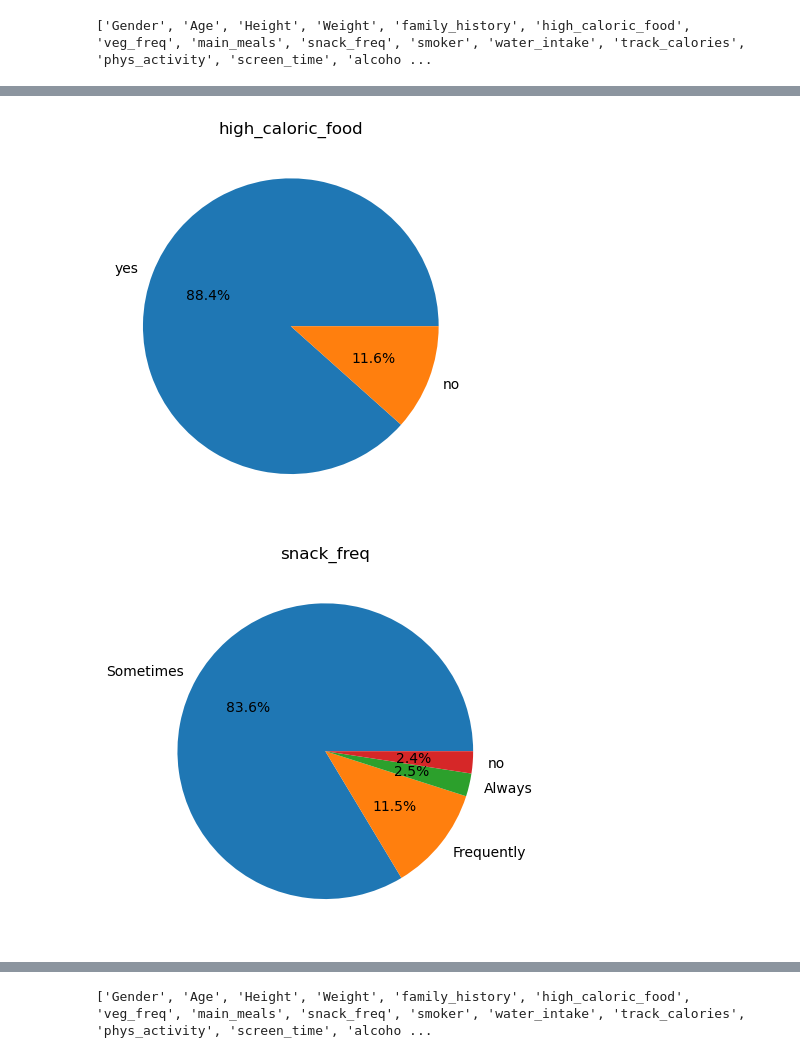
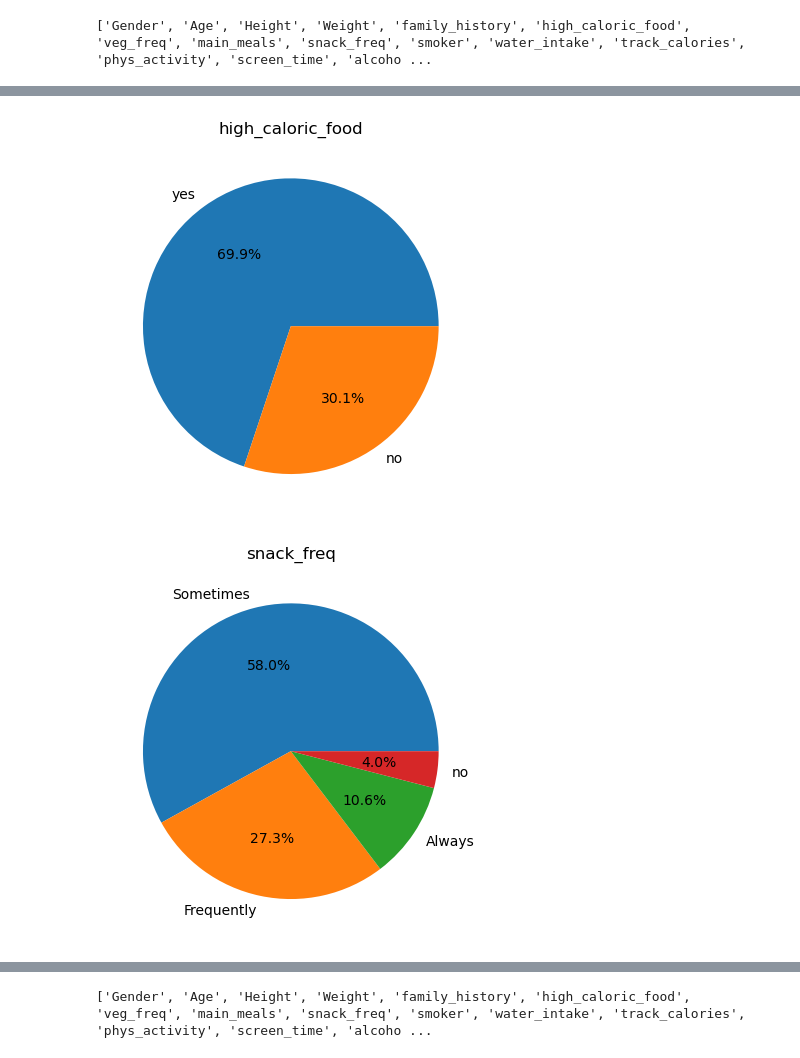
Before and after one commit to 2026788-max/MachinLearning_CA_ManuelaCrorrea_2026788, a Jupyter notebook: Machin Learning.CA.ManuelaCorrea.ipynb, the cells around one changed output, grey strips where cells are left out. Drawn from its saved outputs; the diff is of its cells as text; code cells hidden in the pictures.

Commit message:
Cleaning to keep just real data (not sintetical))

```diff
--- a/Machin Learning.CA.ManuelaCorrea.ipynb
+++ b/Machin Learning.CA.ManuelaCorrea.ipynb
@@ -46,3 +84,3 @@ Requirement already satisfied: six>=1.5 in c:\users\user\anaconda3\lib\site-pack
 # %%
-df=pd.read_csv("ObesityDataSet_raw_and_data_sinthetic.csv")
+df_with_sintetic_rows=pd.read_csv("ObesityDataSet_raw_and_data_sinthetic.csv")
 # %%
@@ -83,0 +126,3 @@ memory usage: 280.5+ KB
+# %%
+df = df_with_sintetic_rows.iloc[:498].copy()
+df.to_csv('ObesityDataSet_REAL_ONLY.csv', index=False)
@@ -253,7 +240,7 @@ print(df.columns.tolist())
 # %% [output]
 ['Gender', 'Age', 'Height', 'Weight', 'family_history', 'high_caloric_food', 'veg_freq', 'main_meals', 'snack_freq', 'smoker', 'water_intake', 'track_calories', 'phys_activity', 'screen_time', 'alcoho ...
 # %%
-not_numerical_columns =['Gender', 'family_history', 'high_caloric_food', 'snack_freq', 'smoker', 'track_calories', 'alcohol_freq', 'transport', 'obesity_level']
+not_numerical_columns =['Gender', 'family_history', 'high_caloric_food', 'snack_freq', 'smoker', 'track_calories', 'alcohol_freq', 'transport', 'obesity_level','veg_freq', 'main_meals','water_intake', 'phys_activity', 'screen_time']
 
 for c in not_numerical_columns:
         df[c].value_counts().plot.pie(autopct='%1.1f%%', title=c, ylabel='')
@@ -264,2 +251,2 @@ for c in not_numerical_columns:
-[figure, old version]
+[figure, new version]
-[figure, old version]
+[figure, new version]
```
Also changed, not shown: parts of 66 cells of this notebook, 2 other files.
